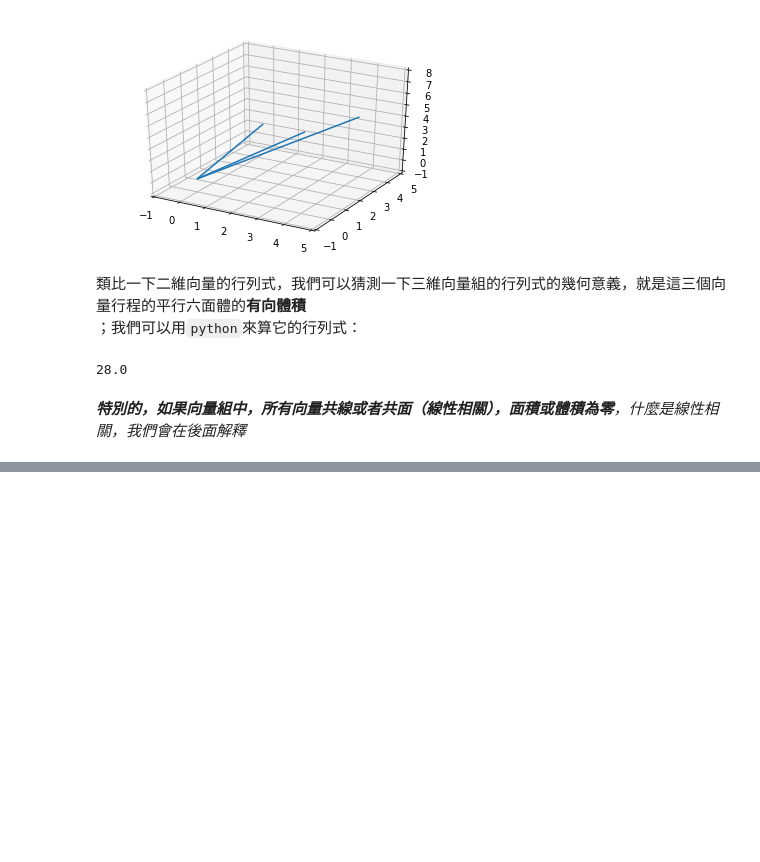
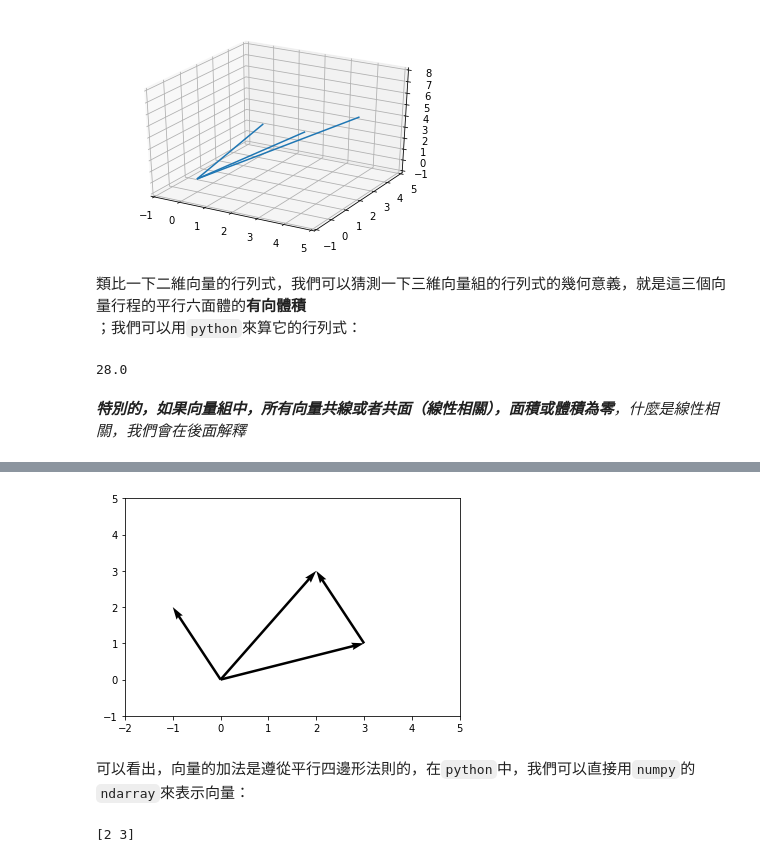
Before and after one commit to TerenceLiu98/Undergraduate-in-Statistics, a Jupyter notebook: Use PY in Linear Algebra.ipynb, the cells around one changed output, grey strips where cells are left out. Cells and saved outputs as stored; diff of their text form; code cells hidden in the pictures; blank space fills up the shorter version.

```diff
--- a/Use PY in Linear Algebra.ipynb
+++ b/Use PY in Linear Algebra.ipynb
@@ -492,0 +524,24 @@ print(np.linalg.det(a))
+# %%
+import numpy as np
+import matplotlib.pyplot as plt
+
+soa = np.array([[0, 0, -1, 2], [0, 0, 3, 1], [0, 0, 2, 3],[3,1,-1,2]])
+X, Y, U, V = zip(*soa)
+plt.figure()
+ax = plt.gca()
+ax.quiver(X, Y, U, V, angles='xy', scale_units='xy', scale=1)
+ax.set_xlim([-2, 5])
+ax.set_ylim([-1, 5])
+plt.draw()
+plt.show()
+# %% [output]
+[figure, added]
+# %% [markdown]
+可以看出，向量的加法是遵從平行四邊形法則的，在`python`中，我們可以直接用`numpy`的`ndarray`來表示向量：
+# %%
+import numpy as np
+a = np.array([-1,2])
+b = np.array([3,1])
+print(a+b)
+# %% [output]
+[2 3]
```
Also changed, not shown: parts of 13 cells of this notebook, 1 other file.
